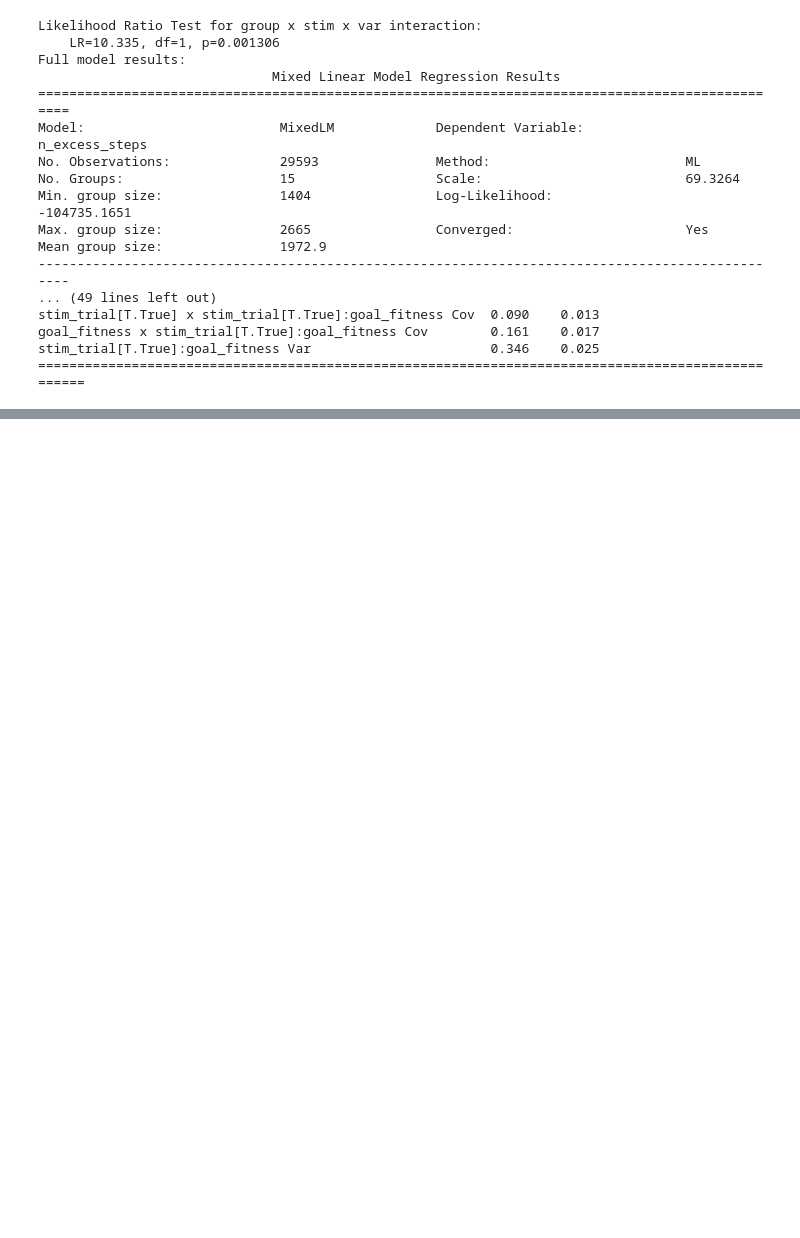
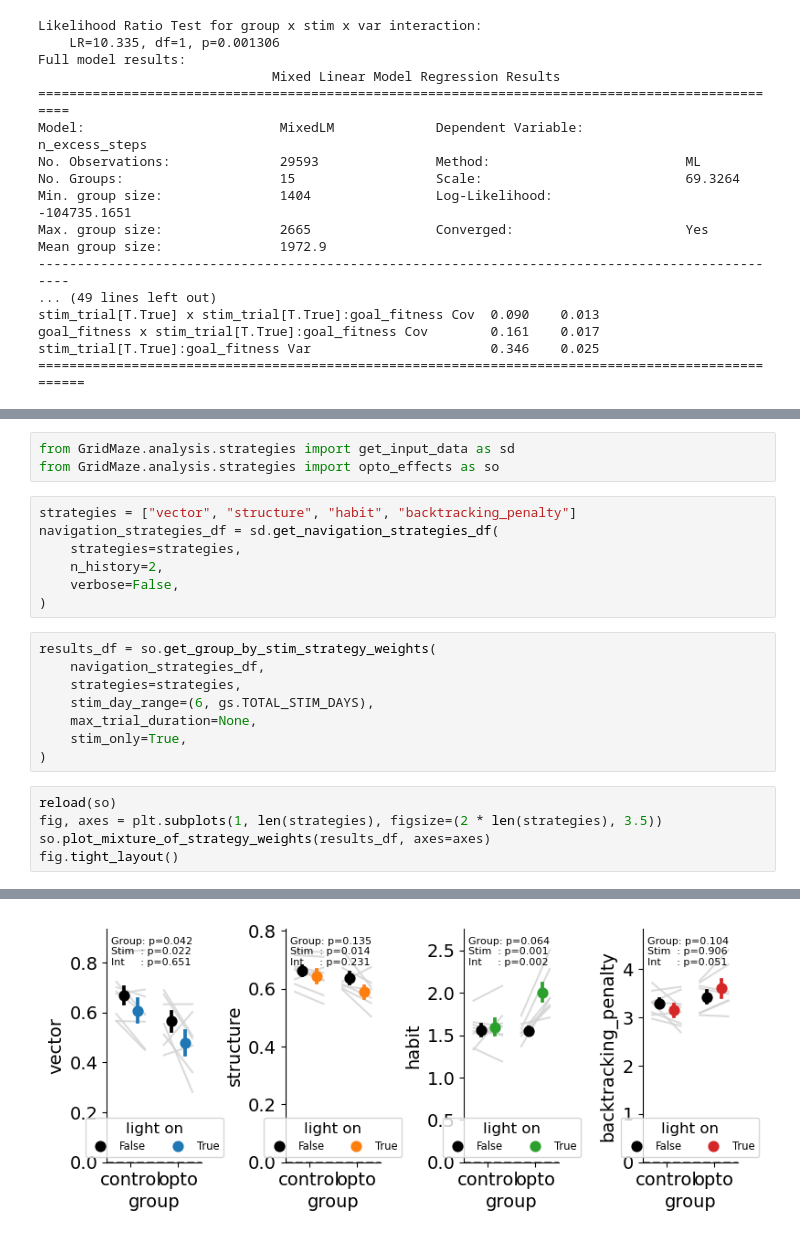
Before and after one commit to peterdoohan/goalNav_mFC-opto3, a Jupyter notebook: code/Notebooks/performance_metrics.ipynb, the cells around one changed output, grey strips where cells are left out. Saved outputs shown, nothing was run; the diff lists cells and outputs as text; blank space fills up the shorter version.

Commit message:
updating summary notebook with navigation msm results (including habits)

```diff
--- a/code/Notebooks/performance_metrics.ipynb
+++ b/code/Notebooks/performance_metrics.ipynb
@@ -279,0 +287,24 @@ stim_trial[T.True]:goal_fitness Var                       0.346    0.025
+# %%
+from GridMaze.analysis.strategies import get_input_data as sd
+from GridMaze.analysis.strategies import opto_effects as so
+# %%
+strategies = ["vector", "structure", "habit", "backtracking_penalty"]
+navigation_strategies_df = sd.get_navigation_strategies_df(
+    strategies=strategies,
+    n_history=2,
+    verbose=False,
+)
+# %%
+results_df = so.get_group_by_stim_strategy_weights(
+    navigation_strategies_df,
+    strategies=strategies,
+    stim_day_range=(6, gs.TOTAL_STIM_DAYS),
+    max_trial_duration=None,
+    stim_only=True,
+)
+# %%
+reload(so)
+fig, axes = plt.subplots(1, len(strategies), figsize=(2 * len(strategies), 3.5))
+so.plot_mixture_of_strategy_weights(results_df, axes=axes)
+fig.tight_layout()
+# %% [output]
@@ -279,0 +328 @@ stim_trial[T.True]:goal_fitness Var                       0.346    0.025
+[figure, added]
```
Also changed, not shown: parts of 3 cells of this notebook, 1 other file.
